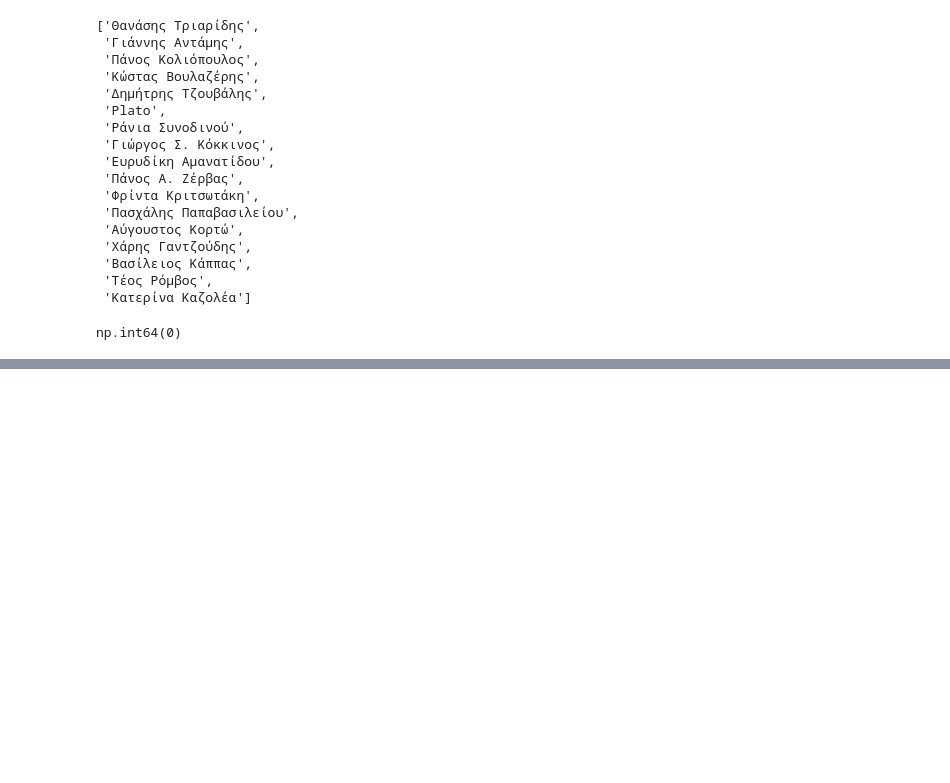
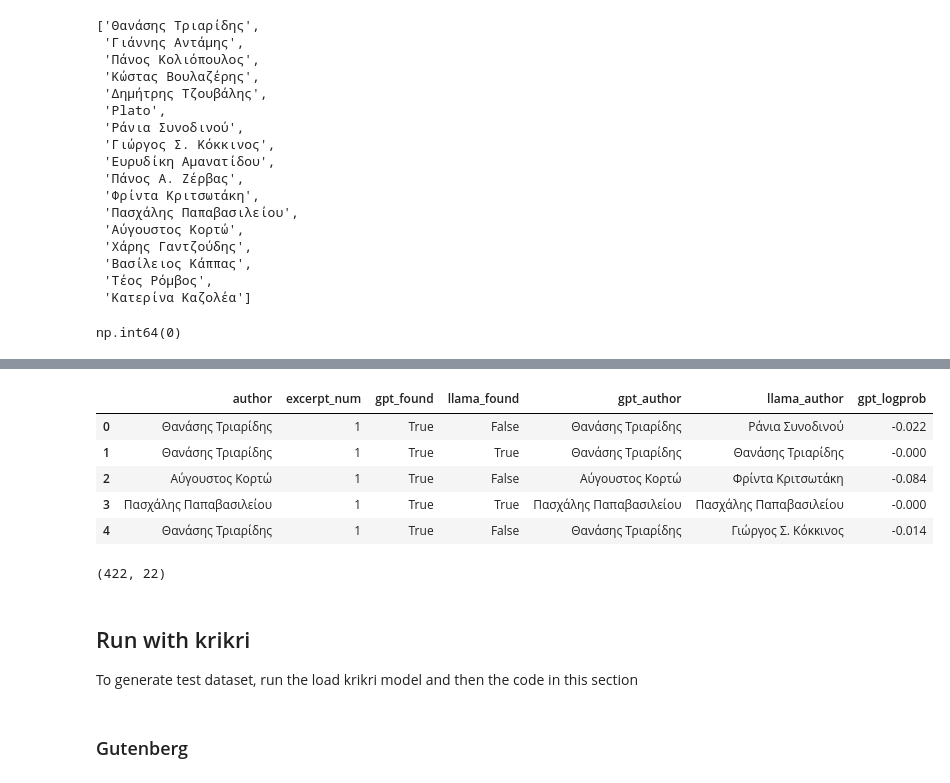
Before and after one commit to greek-nlp/benchmark, a Jupyter notebook: gr_author_data_exploration.ipynb, the cells around one changed output, grey strips where cells are left out. Drawn from its saved outputs; the diff is of its cells as text; code cells hidden in the pictures; blank space fills up the shorter version.

```diff
--- a/gr_author_data_exploration.ipynb
+++ b/gr_author_data_exploration.ipynb
@@ -257,0 +901,13 @@ barzokas_pop.to_csv('barzokas_10ex_anonymized.csv.gz', compression='gzip')
+# %%
+from tqdm.notebook import tqdm
+
+for i in tqdm(range(1, 11)):
+    results = [
+        gpt_prompt(t, instruct, temperature=temp, return_logprob=return_logprob)
+        for t in openbook_dataset[f'excerpt_{i}'].values
+    ]
+
+    # Unpack into two columns
+    openbook_dataset[f'gpt_{i}_author'] = [r[0] for r in results]      # predicted author
+    openbook_dataset[f'gpt_{i}_logprob'] = [round(r[1], 3) for r in results]     # mean log probability
+openbook_dataset.sample()
@@ -257,0 +918,7 @@ barzokas_pop.to_csv('barzokas_10ex_anonymized.csv.gz', compression='gzip')
+# %%
+from tqdm.notebook import tqdm
+
+for i in tqdm(range(1, 11)):
+  openbook_dataset[f'llama_{i}_author'] = [llama_prompt(t, instruct, temperature=temp) for t in tqdm(openbook_dataset[f'excerpt_{i}'].values)]
+
+openbook_dataset.sample()
@@ -257,0 +931,51 @@ barzokas_pop.to_csv('barzokas_10ex_anonymized.csv.gz', compression='gzip')
+# %%
+import pandas as pd
+
+# Columns to keep from original dataframe
+base_cols = ['Unnamed: 0', 'id', 'title', 'author', 'type', 'publishedYear', 'isbn',
+             'filename', 'postUrl', 'attachmentUrl', 'authorYearOfBirth',
+             'authorYearOfDeath', 'tokensCount', 'status', 'publisher']
+
+rows = []
+
+for i in range(1, 11):
+    excerpt_col = f'excerpt_{i}'
+    gpt_author_col = f'gpt_{i}_author'
+    gpt_logprob_col = f'gpt_{i}_logprob'
+    llama_author_col = f'llama_{i}_author'
+
+    for idx, row in openbook_dataset.iterrows():
+        gpt_found = str(row['author']).strip().split(',')[0] in str(row[gpt_author_col]).strip()
+        llama_found = str(row['author']).strip().split(',')[0] in str(row[llama_author_col]).strip()
+
+        if gpt_found or llama_found:
+            rows.append({
+                **row[base_cols].to_dict(),
+                'excerpt_num': i,
+                'gpt_found': gpt_found,
+                'llama_found': llama_found,
+                'gpt_logprob': row[gpt_logprob_col],
+                'excerpt_text': row[excerpt_col],
+                'gpt_author': row[gpt_author_col],
+                'llama_author': row[llama_author_col],
+            })
+
+# Create the filtered dataframe
+test_ob_df = pd.DataFrame(rows)
+
+# Optional: reorder columns nicely
+cols_order = base_cols + ['excerpt_num', 'excerpt_text', 'gpt_found', 'llama_found', 'gpt_author', 'gpt_logprob', 'llama_author']
+test_ob_df = test_ob_df[cols_order]
+test_ob_df[['author','excerpt_num','gpt_found', 'llama_found',
+       'gpt_author', 'llama_author', 'gpt_logprob']].head()
+# %% [output]
+|  | author | excerpt_num | gpt_found | llama_found | gpt_author | llama_author | gpt_logprob |
+| 0 | Θανάσης Τριαρίδης | 1 | True | False | Θανάσης Τριαρίδης | Ράνια Συνοδινού | -0.022 |
+| 1 | Θανάσης Τριαρίδης | 1 | True | True | Θανάσης Τριαρίδης | Θανάσης Τριαρίδης | -0.000 |
+| 2 | Αύγουστος Κορτώ | 1 | True | False | Αύγουστος Κορτώ | Φρίντα Κριτσωτάκη | -0.084 |
+| 3 | Πασχάλης Παπαβασιλείου | 1 | True | True | Πασχάλης Παπαβασιλείου | Πασχάλης Παπαβασιλείου | -0.000 |
+| 4 | Θανάσης Τριαρίδης | 1 | True | False | Θανάσης Τριαρίδης | Γιώργος Σ. Κόκκινος | -0.014 |
+# %%
+test_ob_df.shape
+# %% [output]
+(422, 22)
@@ -257,0 +984,5 @@ barzokas_pop.to_csv('barzokas_10ex_anonymized.csv.gz', compression='gzip')
+# %% [markdown]
+## Run with krikri
+To generate test dataset, run the load krikri model and then the code in this section
+# %% [markdown]
+### Gutenberg
```
Also changed, not shown: parts of 63 cells of this notebook.
